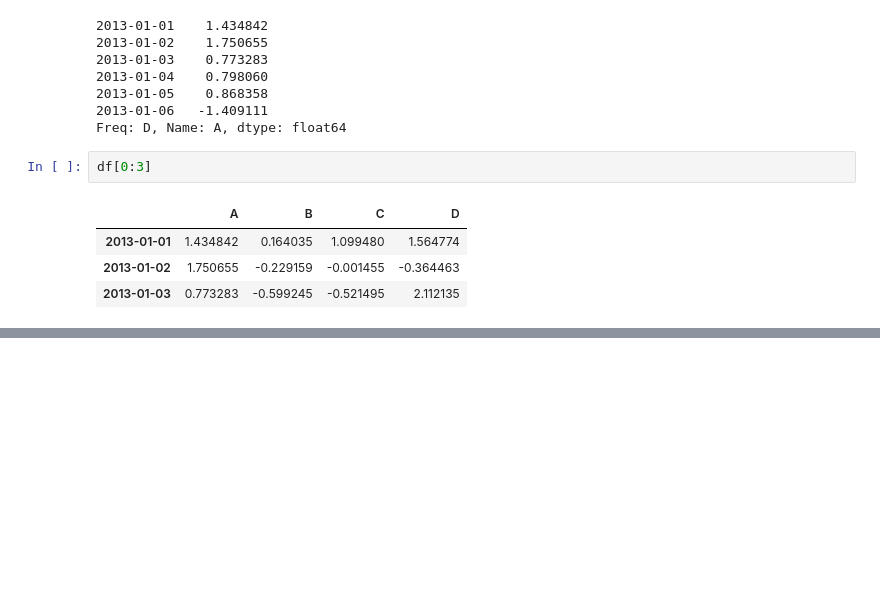
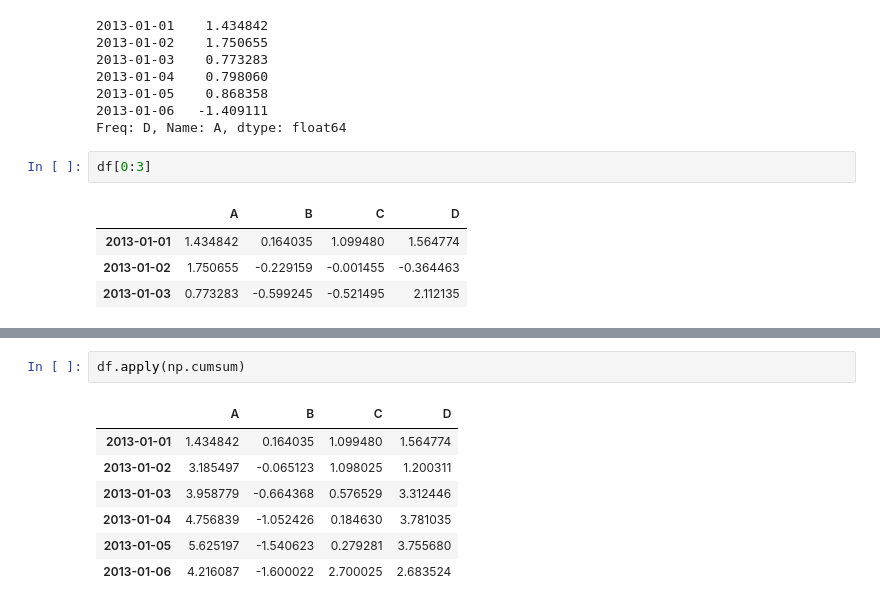
Before and after one commit to rohan-varma/ml-algorithms, a Jupyter notebook: data_libraries/learning_pandas/10 Minutes to Pandas.ipynb, the cells around one changed output, grey strips where cells are left out. Drawn from its saved outputs; the diff is of its cells as text; blank space fills up the shorter version.

```diff
--- a/data_libraries/learning_pandas/10 Minutes to Pandas.ipynb
+++ b/data_libraries/learning_pandas/10 Minutes to Pandas.ipynb
@@ -127,0 +219,10 @@ df[0:3]
+# %%
+df.apply(np.cumsum)
+# %% [output]
+|  | A | B | C | D |
+| 2013-01-01 | 1.434842 | 0.164035 | 1.099480 | 1.564774 |
+| 2013-01-02 | 3.185497 | -0.065123 | 1.098025 | 1.200311 |
+| 2013-01-03 | 3.958779 | -0.664368 | 0.576529 | 3.312446 |
+| 2013-01-04 | 4.756839 | -1.052426 | 0.184630 | 3.781035 |
+| 2013-01-05 | 5.625197 | -1.540623 | 0.279281 | 3.755680 |
+| 2013-01-06 | 4.216087 | -1.600022 | 2.700025 | 2.683524 |
```
Also changed, not shown: parts of 13 cells of this notebook, 8 other files.
